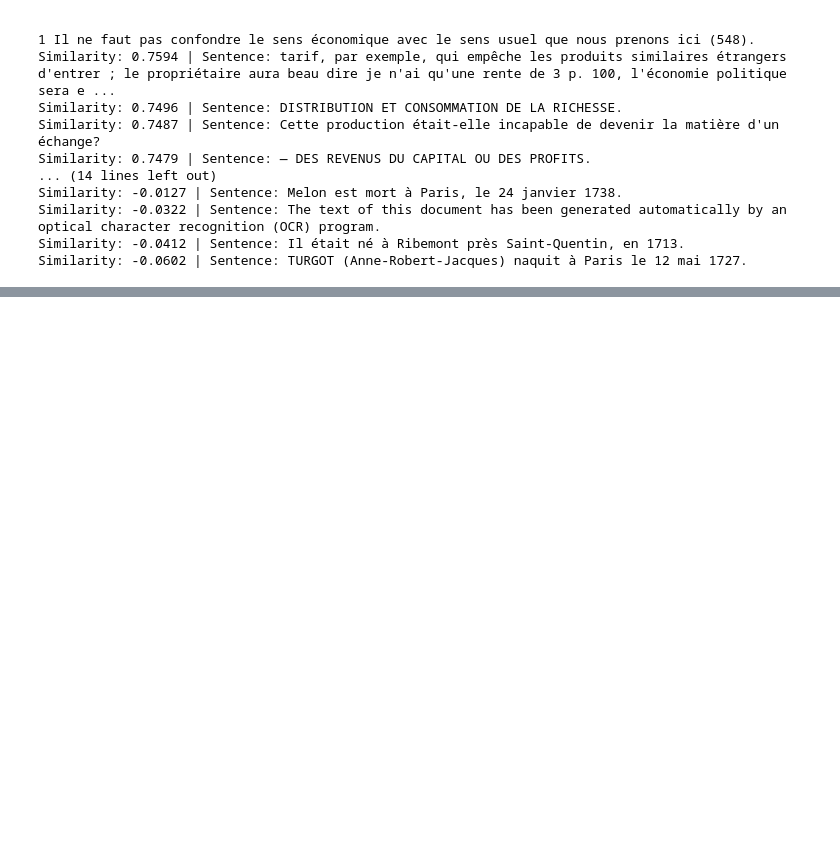
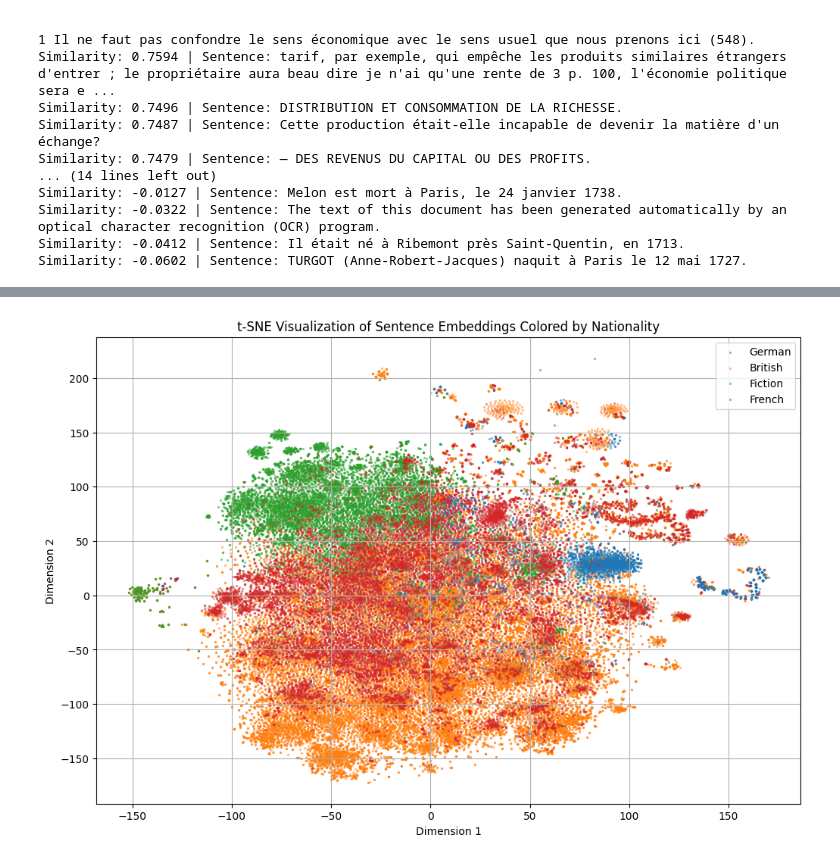
Before and after one commit to Faborja83/-Ecuador-s-first-banking-crisis-of-1870-1875-, a Jupyter notebook: brit_french_sim.ipynb, the cells around one changed output, grey strips where cells are left out. Saved outputs shown, nothing was run; the diff lists cells and outputs as text; code cells hidden in the pictures; blank space fills up the shorter version.

```diff
--- a/brit_french_sim.ipynb
+++ b/brit_french_sim.ipynb
@@ -466,10 +391,0 @@ with open('objects.pkl', 'wb') as f:
-# %%
-with open('objects.pkl', 'rb') as f:
-  garnier_sentences, mill_sentences, say_sentences, \
-  frank_sentences, blanqui_sentences, dunoyer_sentences, \
-  malthus_sentences, mis_sentences, smith_sentences, \
-  ricardo_sentences, rau_sentences, rocher_sentences, \
-  garnier_embeddings, mill_embeddings, say_embeddings, \
-  frank_embeddings, blanqui_embeddings, dunoyer_embeddings, \
-  malthus_embeddings, mis_embeddings, smith_embeddings, \
-  ricardo_embeddings, rau_embeddings, rocher_embeddings = pickle.load(f)
@@ -475,0 +428,34 @@ with open('objects.pkl', 'rb') as f:
+# %%
+# Perform t-SNE to reduce the embeddings to 2D
+tsne = TSNE(n_components=2, random_state=42, perplexity=50, n_iter=3000)
+embeddings_2d = tsne.fit_transform(all_embeddings)
+# %%
+# Map nationalities to colors
+nationalities = list(set(labels))
+colors = plt.cm.tab10.colors  # Use a colormap with enough distinct colors
+
+# Create a mapping from nationality to color
+nationality_to_color = {nat: colors[i % len(colors)] for i, nat in enumerate(nationalities)}
+
+# Plot the embeddings
+plt.figure(figsize=(12, 8))
+
+for nationality in nationalities:
+    indices = [i for i, label in enumerate(labels) if label == nationality]
+    plt.scatter(
+        embeddings_2d[indices, 0],
+        embeddings_2d[indices, 1],
+        label=nationality,
+        c=[nationality_to_color[nationality]],
+        alpha=0.4,
+        s=2
+    )
+
+plt.legend()
+plt.title("t-SNE Visualization of Sentence Embeddings Colored by Nationality")
+plt.xlabel("Dimension 1")
+plt.ylabel("Dimension 2")
+plt.grid(True)
+plt.show()
+# %% [output]
+[figure, added]
```
Also changed, not shown: parts of 23 cells of this notebook.
